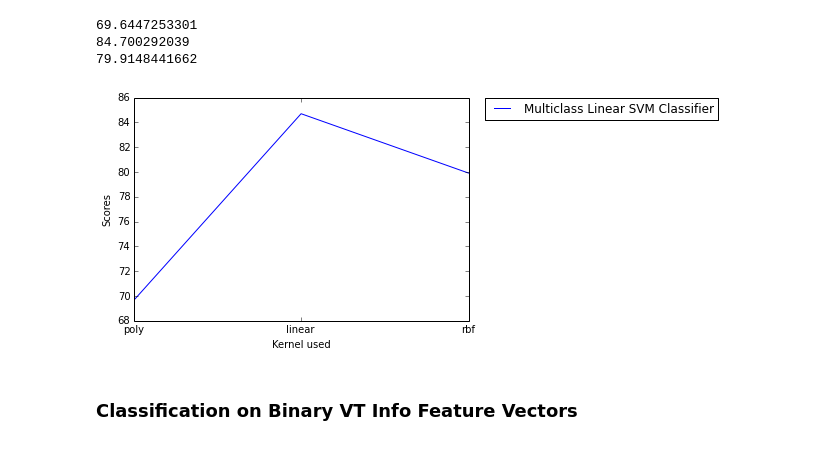
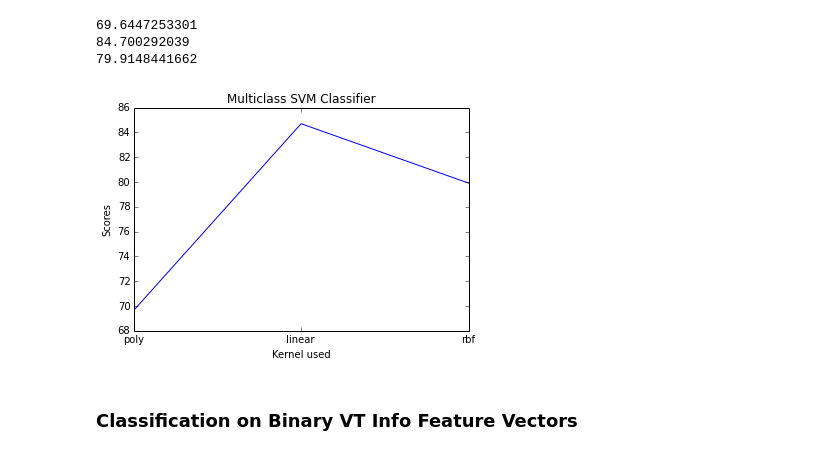
Before and after one commit to nehgu/Anomaly-Detection, a Jupyter notebook: Challenges/Malware_Classification_Challenge_3/Malware_Classification_Challenge_3.ipynb, the cells around one changed output. Saved outputs shown, nothing was run; the diff lists cells and outputs as text; code cells hidden in the pictures.

```diff
--- a/Challenges/Malware_Classification_Challenge_3/Malware_Classification_Challenge_3.ipynb
+++ b/Challenges/Malware_Classification_Challenge_3/Malware_Classification_Challenge_3.ipynb
@@ -958,21 +937,21 @@ selectKernelScores.append(score)
 # %%
 #Plotting the results
 import matplotlib.pyplot as plt
 %matplotlib inline
-plt.plot(selectKernelScores, label = "Multiclass Linear SVM Classifier")
+plt.plot(selectKernelScores, label = "Multiclass SVM Classifier")
 
 labels = ['poly','linear','rbf']
-
+plt.title("Multiclass SVM Classifier")
 # You can specify a rotation for the tick labels in degrees or with keywords.
 plt.xticks(np.arange(len(labels)), labels, rotation='horizontal')
 
 plt.ylabel('Scores')
 plt.xlabel('Kernel used')
 # Place a legend to the right of this smaller figure.
-plt.legend(bbox_to_anchor=(1.05, 1), loc=2, borderaxespad=0.)
+# plt.legend(bbox_to_anchor=(1.05, 1), loc=2, borderaxespad=0.)
 plt.show()
 # %% [output]
-[figure, old version]
+[figure, new version]
 # %% [markdown]
 ### Classification on Binary VT Info Feature Vectors
 # %%
```
Also changed, not shown: parts of 19 cells of this notebook, 1 other file.
